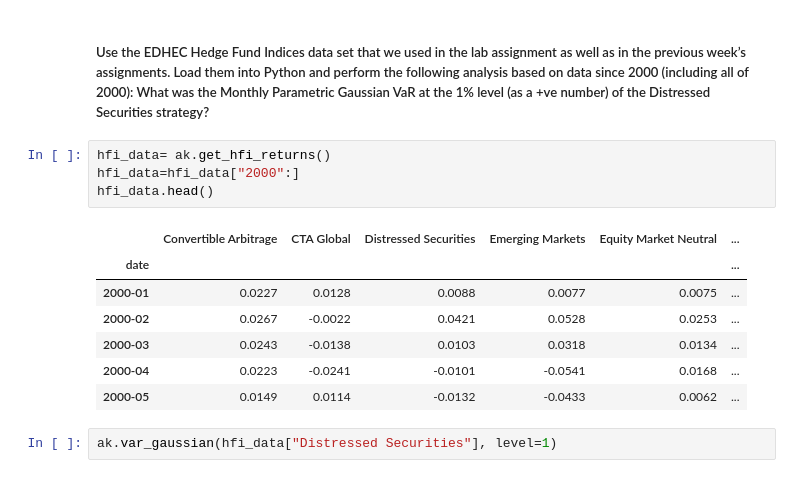
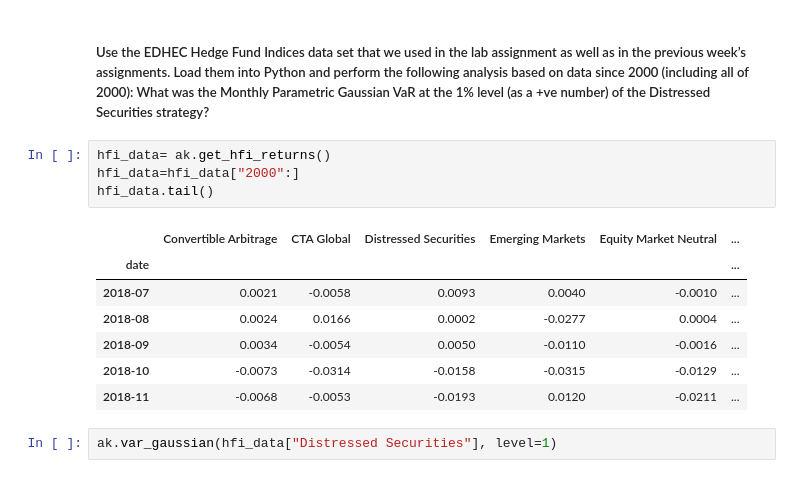
Before and after one commit to biv-neupane7/Investment-management-with-python, a Jupyter notebook: Assignment 2.ipynb, the cells around one changed output. Saved outputs shown, nothing was run; the diff lists cells and outputs as text.

```diff
--- a/Assignment 2.ipynb
+++ b/Assignment 2.ipynb
@@ -14,15 +14,15 @@ The autoreload extension is already loaded. To reload it, use:
 # %%
 hfi_data= ak.get_hfi_returns()
 hfi_data=hfi_data["2000":]
-hfi_data.head()
+hfi_data.tail()
 # %% [output]
 |  | Convertible Arbitrage | CTA Global | Distressed Securities | Emerging Markets | Equity Market Neutral | ... |
 | date |  |  |  |  |  | ... |
-| 2000-01 | 0.0227 | 0.0128 | 0.0088 | 0.0077 | 0.0075 | ... |
-| 2000-02 | 0.0267 | -0.0022 | 0.0421 | 0.0528 | 0.0253 | ... |
-| 2000-03 | 0.0243 | -0.0138 | 0.0103 | 0.0318 | 0.0134 | ... |
-| 2000-04 | 0.0223 | -0.0241 | -0.0101 | -0.0541 | 0.0168 | ... |
-| 2000-05 | 0.0149 | 0.0114 | -0.0132 | -0.0433 | 0.0062 | ... |
+| 2018-07 | 0.0021 | -0.0058 | 0.0093 | 0.0040 | -0.0010 | ... |
+| 2018-08 | 0.0024 | 0.0166 | 0.0002 | -0.0277 | 0.0004 | ... |
+| 2018-09 | 0.0034 | -0.0054 | 0.0050 | -0.0110 | -0.0016 | ... |
+| 2018-10 | -0.0073 | -0.0314 | -0.0158 | -0.0315 | -0.0129 | ... |
+| 2018-11 | -0.0068 | -0.0053 | -0.0193 | 0.0120 | -0.0211 | ... |
 # %%
 ak.var_gaussian(hfi_data["Distressed Securities"], level=1)
 # %% [output]
```
Also changed, not shown: parts of 25 cells of this notebook.
